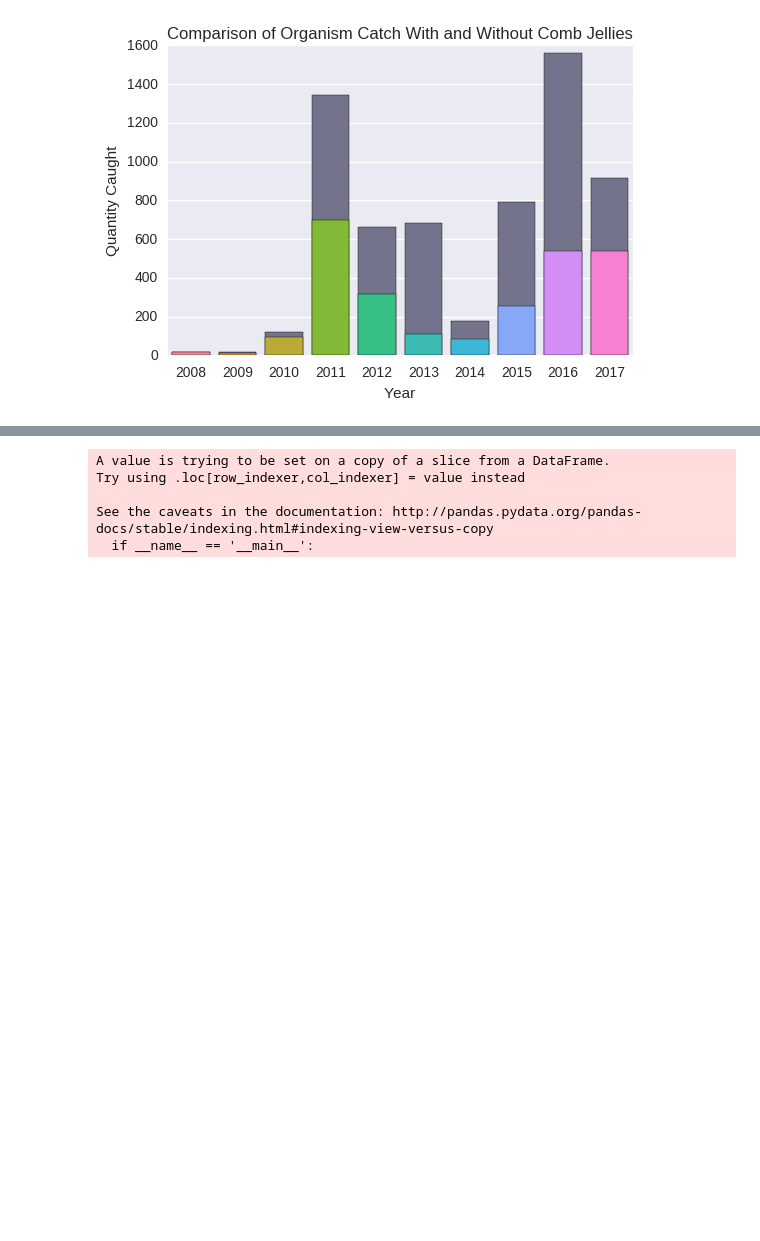
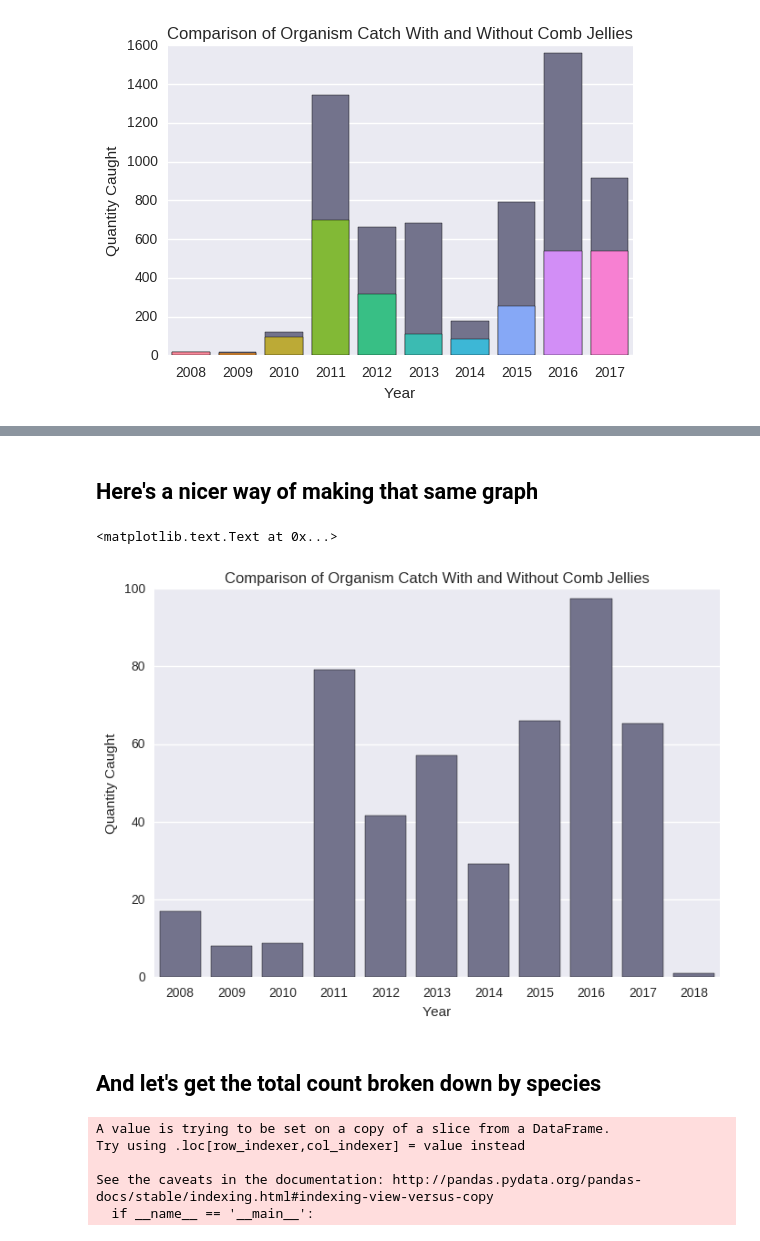
Before and after one commit to Shadhopson/Seining_Analysis, a Jupyter notebook: Create catch per unit effort vs. year graph.ipynb, the cells around one changed output, grey strips where cells are left out. Cells and saved outputs as stored; diff of their text form; code cells hidden in the pictures; blank space fills up the shorter version.

```diff
--- a/Create catch per unit effort vs. year graph.ipynb
+++ b/Create catch per unit effort vs. year graph.ipynb
@@ -112,3 +114,23 @@ ax.set_title('Average Catch Per Seine Through The Years')
+# %% [markdown]
+## Here's a nicer way of making that same graph
+# %%
+dgrouped_db = graph_db.groupby('Date', as_index=False).sum()
+
+dgrouped_db = dgrouped_db[['Date', 'Corrected Quantity']]
+
+dgrouped_db['Year'] = [x.year for x in dgrouped_db.Date]
+
+dgrouped_db = dgrouped_db.groupby('Year', as_index=False).mean()
+
+ax = sns.barplot(x="Year", y="Corrected Quantity", data=dgrouped_db, color= 'blue',saturation = 0.1)
+#ax = sns.barplot(x="Year", y="Corrected Quantity", data=nojellygrouped_db, saturation=1)
+ax.set_title("Comparison of Organism Catch With and Without Comb Jellies")
+ax.set_ylabel('Quantity Caught')
+# %% [output]
+<matplotlib.text.Text at 0x...>
+[figure, added]
+# %% [markdown]
+## And let's get the total count broken down by species
 # %%
 df = graph_db[['Grouped Corrected Common Name', 'Corrected Quantity','Year']]
 # %%
```
Also changed, not shown: parts of 7 cells of this notebook.
